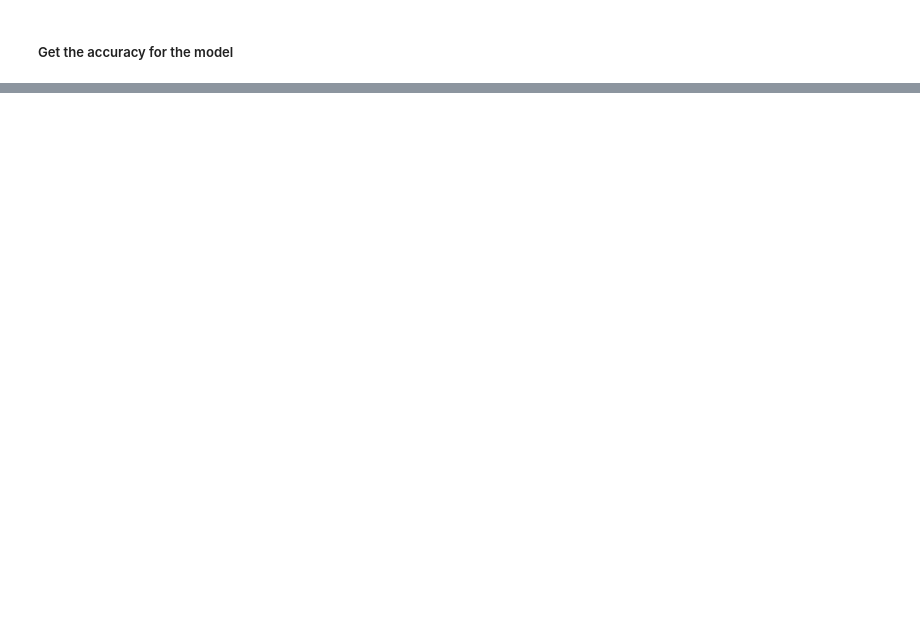
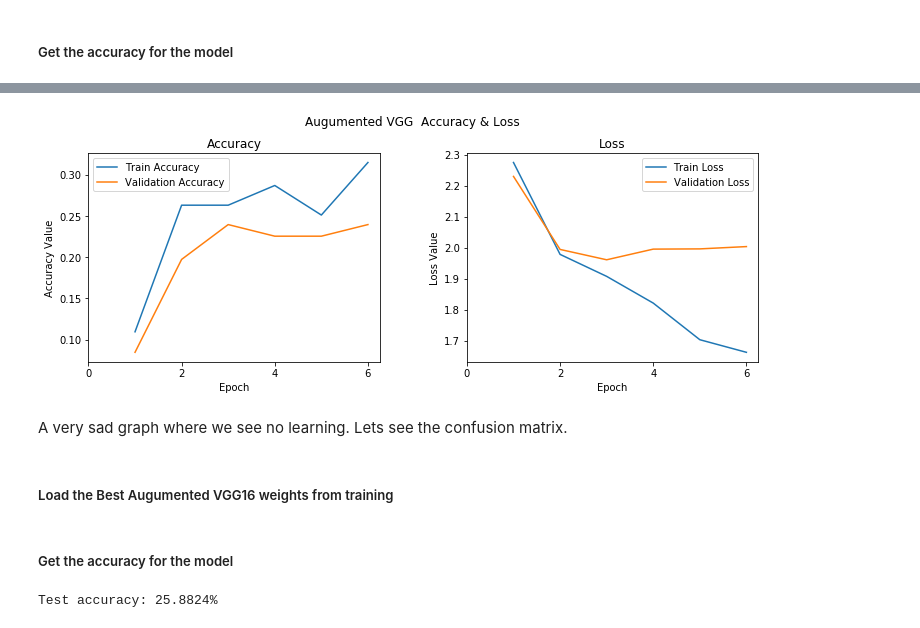
Before and after one commit to karthikBalasubramanian/FER, a Jupyter notebook: FER Capstone Implementation.ipynb, the cells around one changed output, grey strips where cells are left out. Saved outputs shown, nothing was run; the diff lists cells and outputs as text; code cells hidden in the pictures; blank space fills up the shorter version.

```diff
--- a/FER Capstone Implementation.ipynb
+++ b/FER Capstone Implementation.ipynb
@@ -863,0 +1000,9 @@ vgg_model = Model(vgg.input, output)
+# %%
+input_shape = vgg_aug_model.output_shape[1:]
+
+model_vgg_aug = Sequential()
+model_vgg_aug.add(vgg_aug_model)
+model_vgg_aug.add(GlobalAveragePooling2D(input_shape=input_shape))
+model_vgg_aug.add(Dense(8, activation='sigmoid'))
+
+model_vgg_aug.summary()
@@ -863,0 +1023,8 @@ vgg_model = Model(vgg.input, output)
+# %%
+model_vgg_aug.compile(loss='categorical_crossentropy',
+             optimizer='adam',
+             metrics=['accuracy'])
+# %%
+train_steps_per_epoch_vgg = train_aug_tensors_VGG.shape[0]//32
+val_steps_per_epoch_vgg = valid_aug_tensors_VGG.shape[0]//71
+print(train_steps_per_epoch_vgg, val_steps_per_epoch_vgg)
@@ -863,0 +1033,10 @@ vgg_model = Model(vgg.input, output)
+# %%
+from keras.callbacks import EarlyStopping, ReduceLROnPlateau
+model_vgg_aug_checkpointer = ModelCheckpoint(filepath='saved_models/weights.best.vgg_aug.hdf5',
+                               verbose=1, save_best_only=True)
+reduce_lr = ReduceLROnPlateau(monitor='val_loss', factor=0.1, patience=5, verbose=0, mode='auto', min_delta=0.0001, cooldown=0, min_lr=0)
+early_stop = EarlyStopping(monitor='val_loss', min_delta=0, patience=3, verbose=0, mode='auto')
+
+model_vgg_aug_history = model_vgg_aug.fit_generator(train_generator, steps_per_epoch=train_steps_per_epoch_vgg, epochs=10,
+                              validation_data=val_generator, validation_steps=val_steps_per_epoch_vgg, callbacks=[model_vgg_aug_checkpointer, early_stop, reduce_lr],
+                              verbose=1)
@@ -863,0 +1061,9 @@ vgg_model = Model(vgg.input, output)
+# %%
+# epoch len depends on # of epochs that got trained. Print and see model_vgg_aug_history.history
+plot_accuracy_loss_for_train_valid(model_vgg_aug_history, "Augumented VGG  Accuracy & Loss", epoch_len=7, epoch_window=2)
+# %% [output]
+[figure, added]
+# %% [markdown]
+A very sad graph where we see no learning. Lets see the confusion matrix.
+# %% [markdown]
+##### Load the Best Augumented VGG16 weights from training
@@ -863,0 +1072,10 @@ vgg_model = Model(vgg.input, output)
+# %% [markdown]
+##### Get the accuracy for the model
+# %%
+model_vgg_aug_predictions = [np.argmax(model_vgg_aug.predict(np.expand_dims(feature, axis=0))) for feature in test_aug_tensors_VGG]
+
+# report test accuracy
+test_accuracy = 100*np.sum(np.array(model_vgg_aug_predictions)==np.argmax(y_test, axis=1))/len(model_vgg_aug_predictions)
+print('Test accuracy: %.4f%%' % test_accuracy)
+# %% [output]
+Test accuracy: 25.8824%
```
Also changed, not shown: parts of 41 cells of this notebook, 3 other files.
